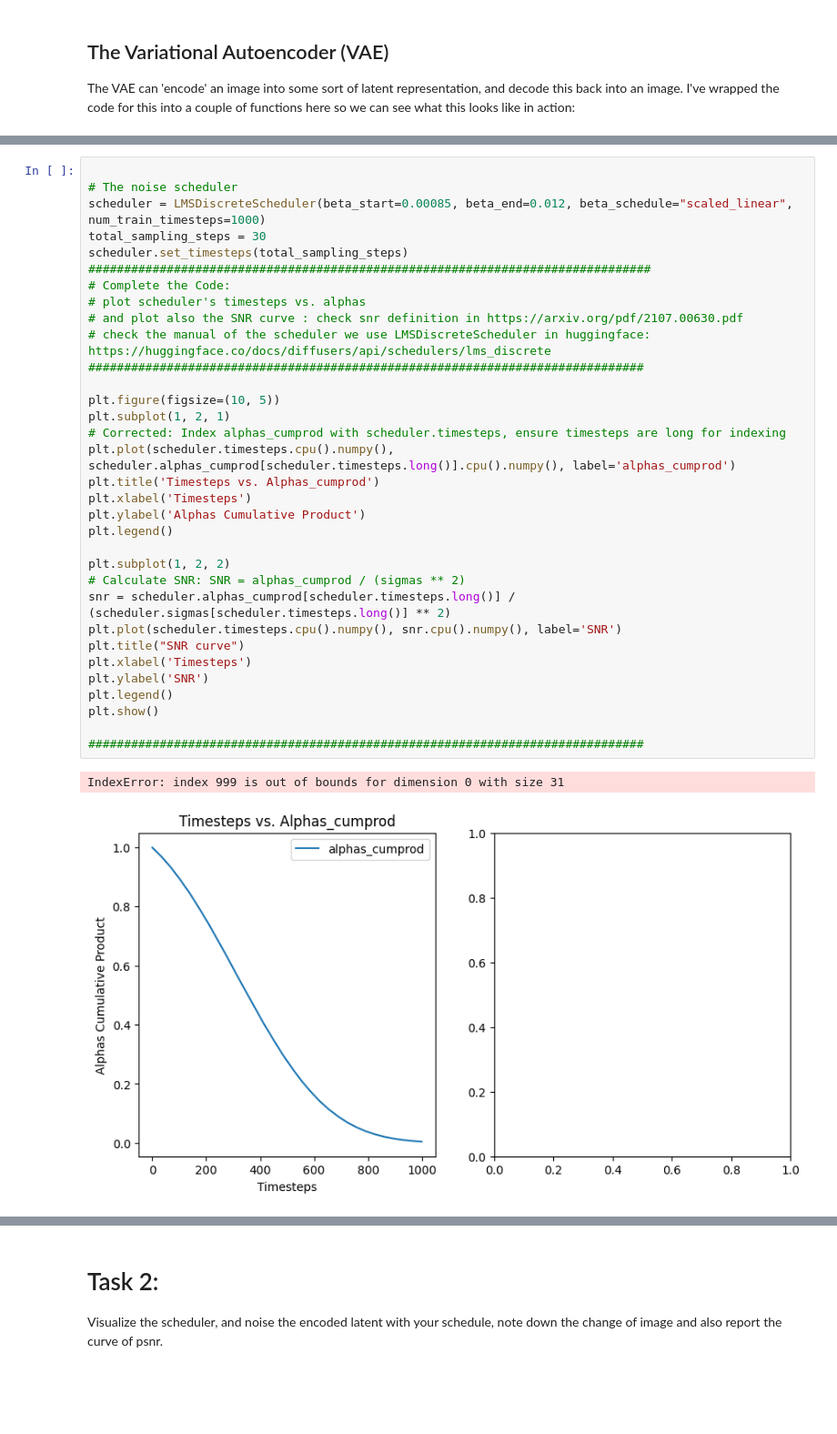
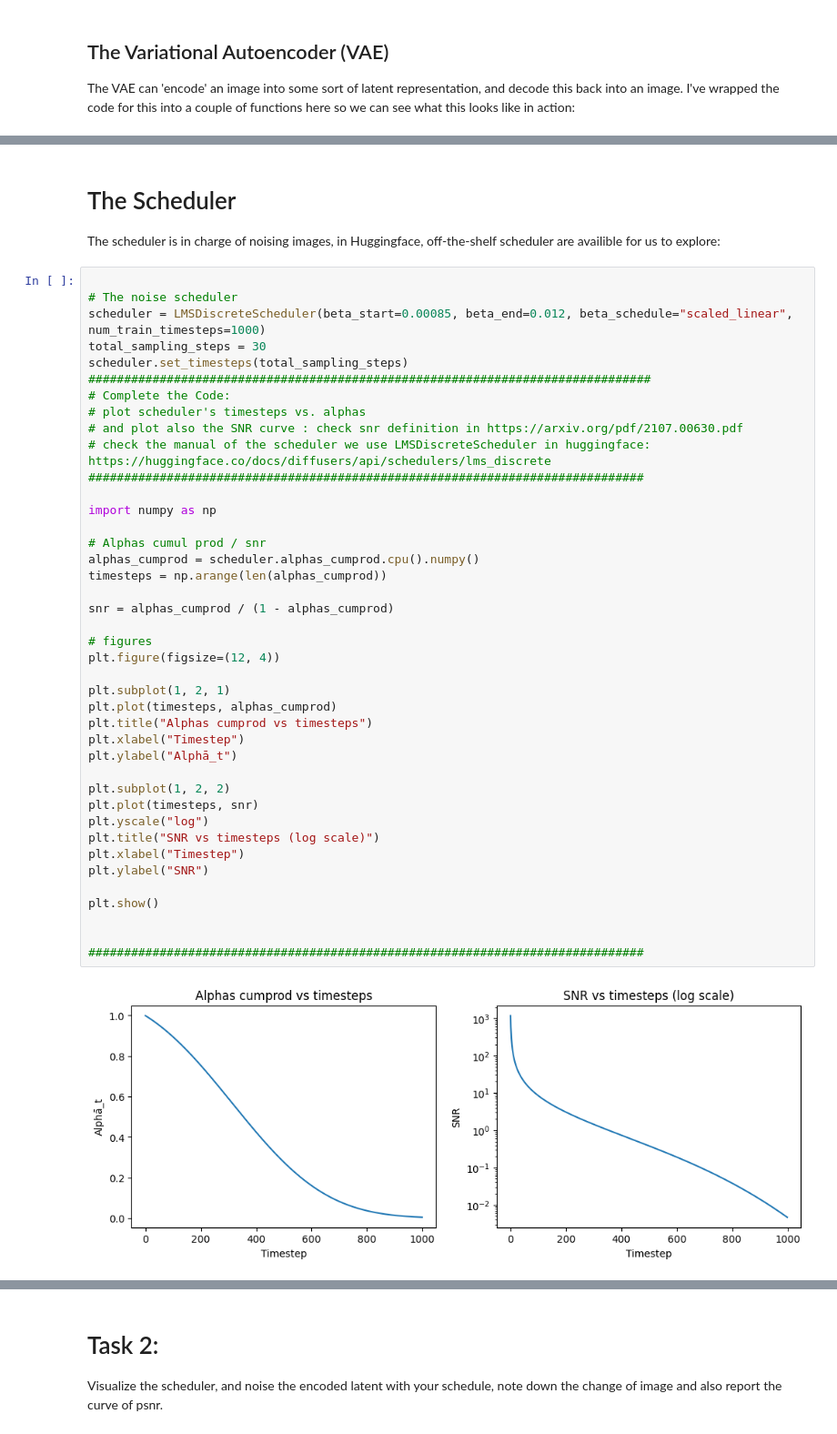
Before and after one commit to ArthurBUIS/CSC_52002_Multimodal_Generative_AI, a Jupyter notebook: CSC_52002_Lab5a.ipynb, the cells around one changed output, grey strips where cells are left out. Shown at 91% size. Drawn from its saved outputs; the diff is of its cells as text; blank space fills up the shorter version.

```diff
--- a/CSC_52002_Lab5a.ipynb
+++ b/CSC_52002_Lab5a.ipynb
@@ -171,37 +180,48 @@ The scheduler is in charge of noising images, in Huggingface, off-the-shelf sche
+# %% [markdown]
+# The Scheduler
+
+The scheduler is in charge of noising images, in Huggingface, off-the-shelf scheduler are availible for us to explore:
 # %%
 
 # The noise scheduler
 scheduler = LMSDiscreteScheduler(beta_start=0.00085, beta_end=0.012, beta_schedule="scaled_linear", num_train_timesteps=1000)
 total_sampling_steps = 30
 scheduler.set_timesteps(total_sampling_steps)
 ###############################################################################
 # Complete the Code:
 # plot scheduler's timesteps vs. alphas
 # and plot also the SNR curve : check snr definition in https://arxiv.org/pdf/2107.00630.pdf
 # check the manual of the scheduler we use LMSDiscreteScheduler in huggingface: https://huggingface.co/docs/diffusers/api/schedulers/lms_discrete
 ##############################################################################
 
-plt.figure(figsize=(10, 5))
+import numpy as np
+
+# Alphas cumul prod / snr
+alphas_cumprod = scheduler.alphas_cumprod.cpu().numpy()
+timesteps = np.arange(len(alphas_cumprod))
+
+snr = alphas_cumprod / (1 - alphas_cumprod)
+
+# figures
+plt.figure(figsize=(12, 4))
+
 plt.subplot(1, 2, 1)
-# Corrected: Index alphas_cumprod with scheduler.timesteps, ensure timesteps are long for indexing
-plt.plot(scheduler.timesteps.cpu().numpy(), scheduler.alphas_cumprod[scheduler.timesteps.long()].cpu().numpy(), label='alphas_cumprod')
-plt.title('Timesteps vs. Alphas_cumprod')
-plt.xlabel('Timesteps')
-plt.ylabel('Alphas Cumulative Product')
-plt.legend()
+plt.plot(timesteps, alphas_cumprod)
+plt.title("Alphas cumprod vs timesteps")
+plt.xlabel("Timestep")
+plt.ylabel("Alphā_t")
 
 plt.subplot(1, 2, 2)
-# Calculate SNR: SNR = alphas_cumprod / (sigmas ** 2)
-snr = scheduler.alphas_cumprod[scheduler.timesteps.long()] / (scheduler.sigmas[scheduler.timesteps.long()] ** 2)
-plt.plot(scheduler.timesteps.cpu().numpy(), snr.cpu().numpy(), label='SNR')
-plt.title("SNR curve")
-plt.xlabel('Timesteps')
-plt.ylabel('SNR')
-plt.legend()
+plt.plot(timesteps, snr)
+plt.yscale("log")
+plt.title("SNR vs timesteps (log scale)")
+plt.xlabel("Timestep")
+plt.ylabel("SNR")
+
 plt.show()
 
+
 ##############################################################################
 # %% [output]
-IndexError: index 999 is out of bounds for dimension 0 with size 31
-[figure, old version]
+[figure, new version]
 # %%
```
Also changed, not shown: parts of 15 cells of this notebook.
